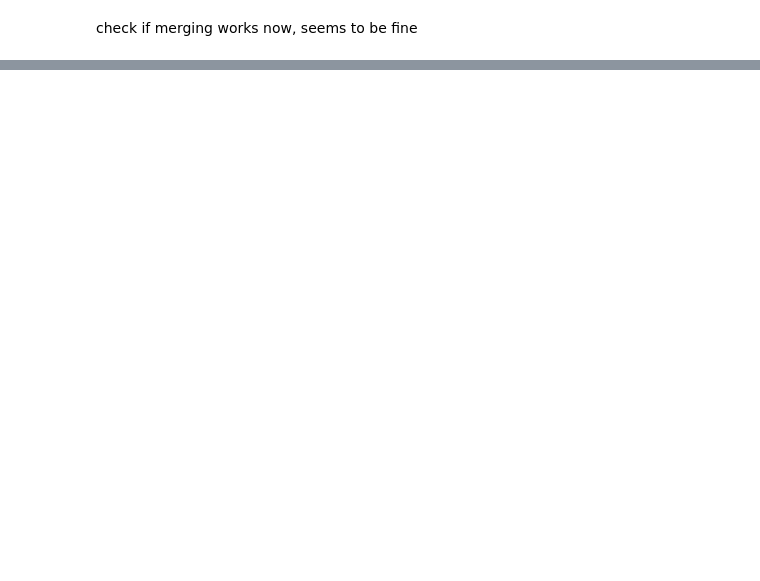
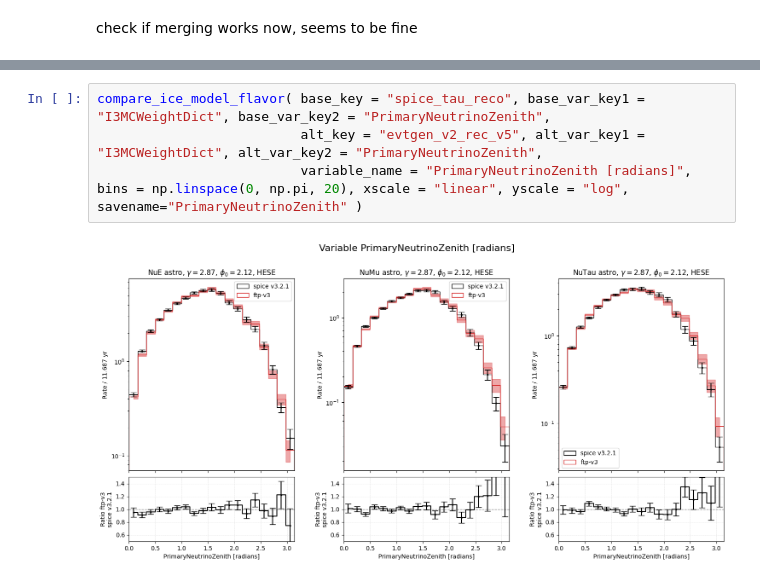
Before and after one commit to icecube/reco_processing, a Jupyter notebook: notebooks/compare_spice_ftp/compare_spice_ftp.ipynb, the cells around one changed output, grey strips where cells are left out. Cells and saved outputs as stored; diff of their text form; blank space fills up the shorter version.

```diff
--- a/notebooks/compare_spice_ftp/compare_spice_ftp.ipynb
+++ b/notebooks/compare_spice_ftp/compare_spice_ftp.ipynb
@@ -308,0 +388,6 @@ compare_ice_model( base_key = "spice_tau_reco", base_var_key1 = "HESETaupedeFit"
+# %%
+compare_ice_model_flavor( base_key = "spice_tau_reco", base_var_key1 = "I3MCWeightDict", base_var_key2 = "PrimaryNeutrinoZenith",
+                          alt_key = "evtgen_v2_rec_v5", alt_var_key1 = "I3MCWeightDict", alt_var_key2 = "PrimaryNeutrinoZenith",
+                          variable_name = "PrimaryNeutrinoZenith [radians]", bins = np.linspace(0, np.pi, 20), xscale = "linear", yscale = "log", savename="PrimaryNeutrinoZenith" )
+# %% [output]
+[figure, added]
```
Also changed, not shown: parts of 30 cells of this notebook, 39 other files.
